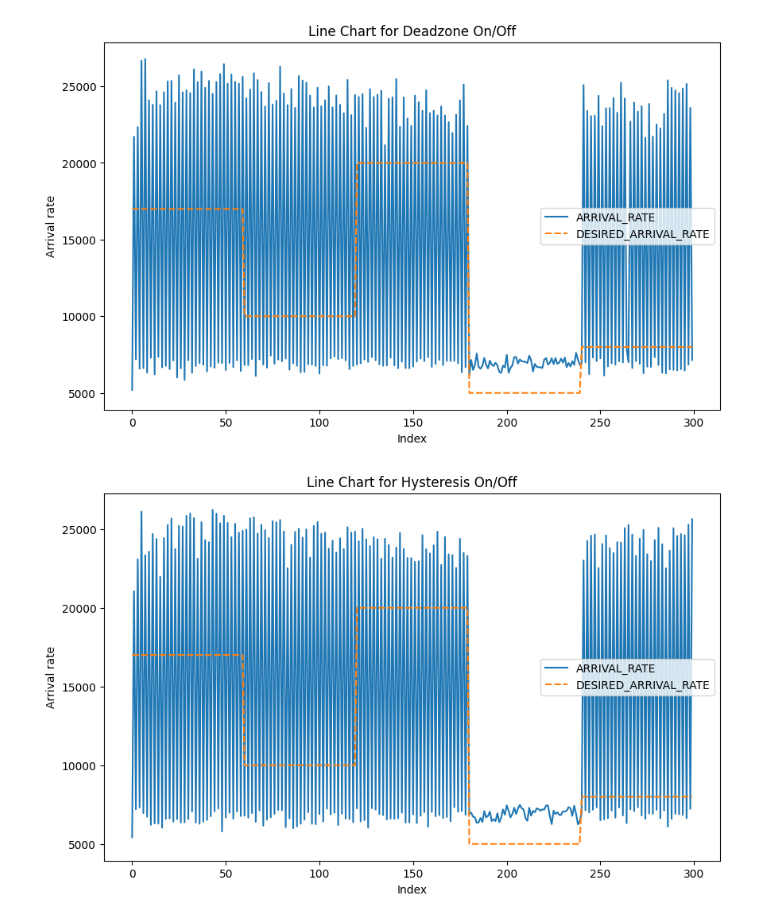
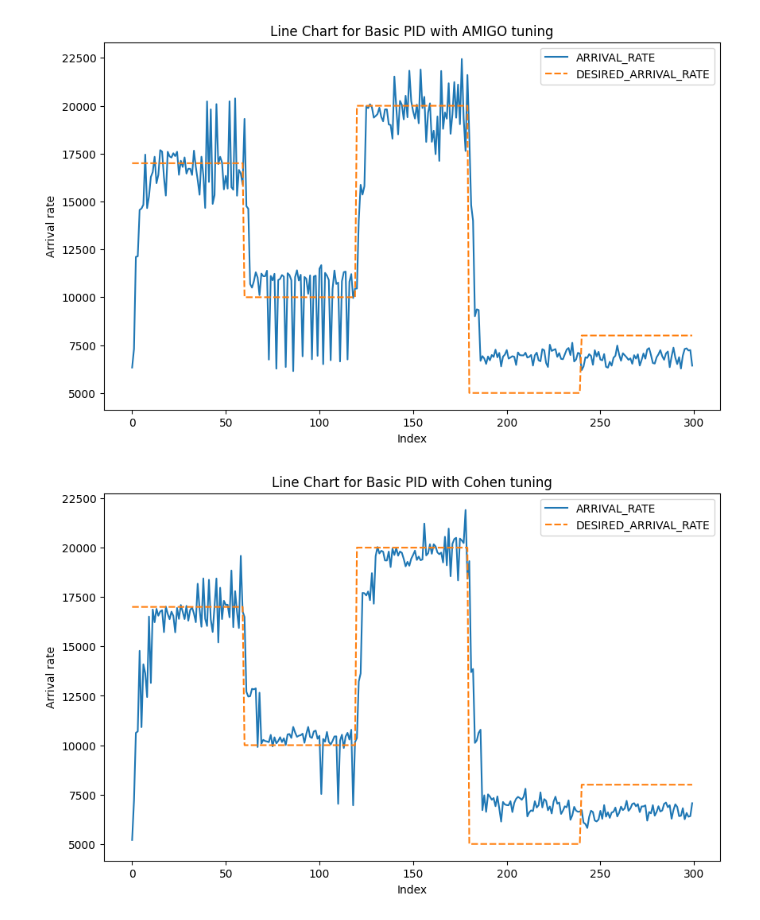
Before and after one commit to MatheusAlvesAlmeida/FeedbackControllers, a Jupyter notebook: assets/generator.ipynb, the cells around one changed output. Saved outputs shown, nothing was run; the diff lists cells and outputs as text; code cells hidden in the pictures.

Commit message:
results for BasicPID with diff tuning methods

```diff
--- a/assets/generator.ipynb
+++ b/assets/generator.ipynb
@@ -4,11 +4,10 @@ import pandas as pd
 import seaborn as sns
 import matplotlib.pyplot as plt
 # %%
-df = pd.read_csv('./../outputs/data/aStar.csv')
-df1 = pd.read_csv('./../outputs/data/basicOnOff.csv')
-df2 = pd.read_csv('./../outputs/data/deadzoneOnOff.csv')
-df3 = pd.read_csv('./../outputs/data/hysteresisOnOff.csv')
-df4 = pd.read_csv('./../outputs/data/hpa.csv')
+df = pd.read_csv('./../outputs/data/basicPID_root_locus_training.csv')
+df1 = pd.read_csv('./../outputs/data/basicPID_ziegler_training.csv')
+df2 = pd.read_csv('./../outputs/data/basicPID_amigo_training.csv')
+df3 = pd.read_csv('./../outputs/data/basicPID_cohen_training.csv')
 # %%
 def generate_line_chart(data, algorithm_name):
     plt.figure(figsize=(10, 6))
@@ -28,8 +27,8 @@ generate_line_chart(df1[['ARRIVAL_RATE', 'DESIRED_ARRIVAL_RATE']], 'Basic On/Off
 # %%
-generate_line_chart(df2[['ARRIVAL_RATE', 'DESIRED_ARRIVAL_RATE']], 'Deadzone On/Off')
+generate_line_chart(df2[['ARRIVAL_RATE', 'DESIRED_ARRIVAL_RATE']], 'Basic PID with AMIGO tuning')
 # %% [output]
-[figure, old version]
+[figure, new version]
 # %%
-generate_line_chart(df3[['ARRIVAL_RATE', 'DESIRED_ARRIVAL_RATE']], 'Hysteresis On/Off')
+generate_line_chart(df3[['ARRIVAL_RATE', 'DESIRED_ARRIVAL_RATE']], 'Basic PID with Cohen tuning')
 # %% [output]
-[figure, old version]
+[figure, new version]
```
Also changed, not shown: parts of 3 cells of this notebook, 11 other files.
